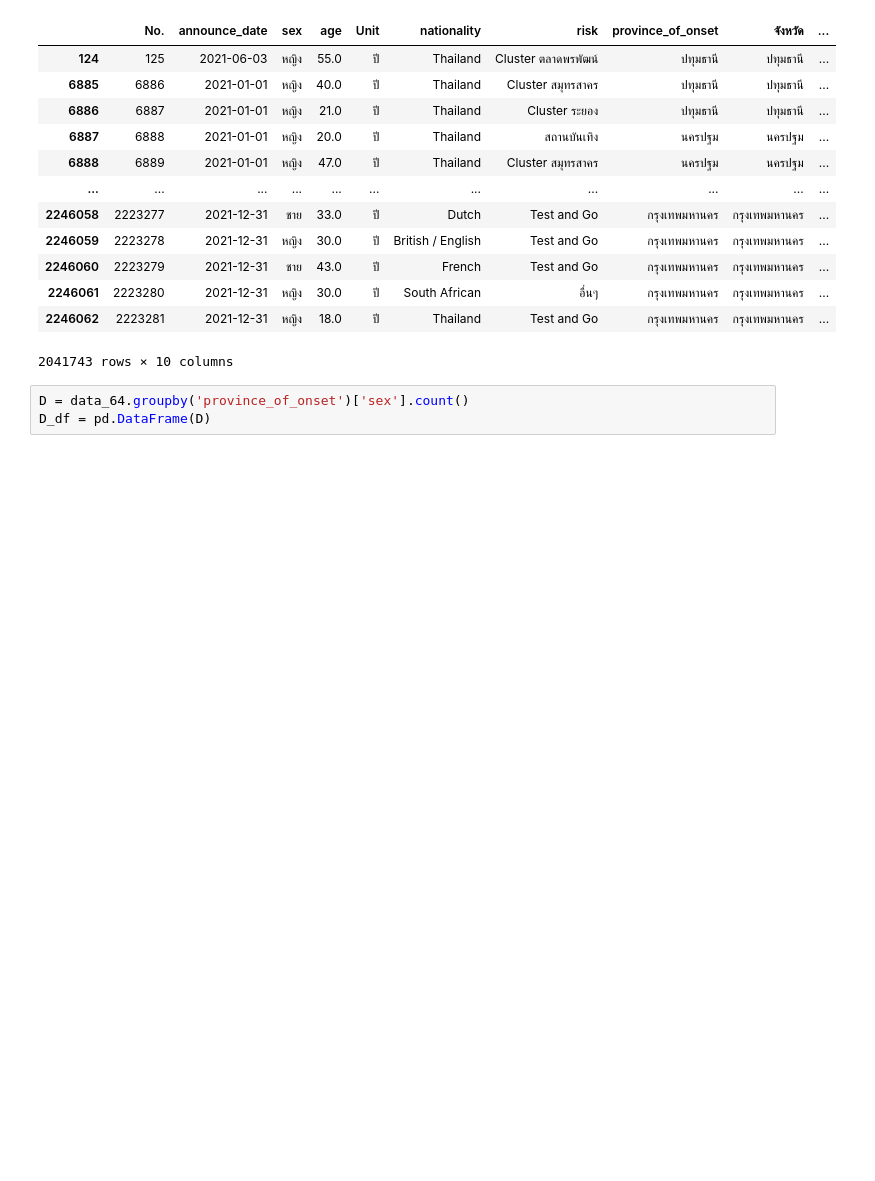
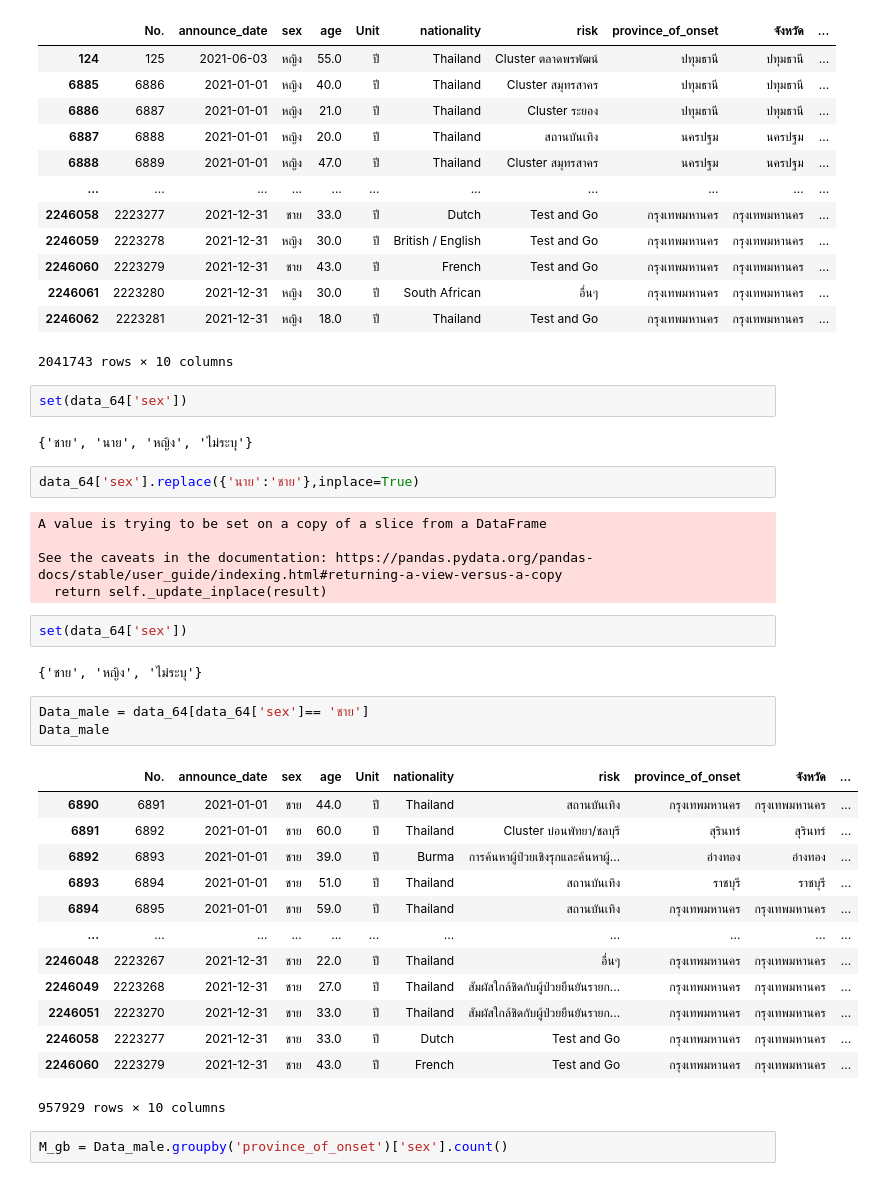
Before and after one commit to 623020514-5/DWDM21, a Jupyter notebook: Data_Viz_Project.ipynb, the cells around one changed output. Drawn from its saved outputs; the diff is of its cells as text; blank space fills up the shorter version.

```diff
--- a/Data_Viz_Project.ipynb
+++ b/Data_Viz_Project.ipynb
@@ -492,6 +492,37 @@ data_64
 | 2246061 | 2223280 | 2021-12-31 | หญิง | 30.0 | ปี | South African | อื่นๆ | กรุงเทพมหานคร | กรุงเทพมหานคร | ... |
 | 2246062 | 2223281 | 2021-12-31 | หญิง | 18.0 | ปี | Thailand | Test and Go | กรุงเทพมหานคร | กรุงเทพมหานคร | ... |
 2041743 rows × 10 columns
+# %%
+set(data_64['sex'])
+# %% [output]
+{'ชาย', 'นาย', 'หญิง', 'ไม่ระบุ'}
+# %%
+data_64['sex'].replace({'นาย':'ชาย'},inplace=True)
+# %% [output]
+A value is trying to be set on a copy of a slice from a DataFrame
+
+See the caveats in the documentation: https://pandas.pydata.org/pandas-docs/stable/user_guide/indexing.html#returning-a-view-versus-a-copy
+  return self._update_inplace(result)
+# %%
+set(data_64['sex'])
+# %% [output]
+{'ชาย', 'หญิง', 'ไม่ระบุ'}
+# %%
+Data_male = data_64[data_64['sex']== 'ชาย']
+Data_male
+# %% [output]
+|  | No. | announce_date | sex | age | Unit | nationality | risk | province_of_onset | จังหวัด | ... |
+| 6890 | 6891 | 2021-01-01 | ชาย | 44.0 | ปี | Thailand | สถานบันเทิง | กรุงเทพมหานคร | กรุงเทพมหานคร | ... |
+| 6891 | 6892 | 2021-01-01 | ชาย | 60.0 | ปี | Thailand | Cluster บ่อนพัทยา/ชลบุรี | สุรินทร์ | สุรินทร์ | ... |
+| 6892 | 6893 | 2021-01-01 | ชาย | 39.0 | ปี | Burma | การค้นหาผู้ป่วยเชิงรุกและค้นหาผู้... | อ่างทอง | อ่างทอง | ... |
+| 6893 | 6894 | 2021-01-01 | ชาย | 51.0 | ปี | Thailand | สถานบันเทิง | ราชบุรี | ราชบุรี | ... |
+| 6894 | 6895 | 2021-01-01 | ชาย | 59.0 | ปี | Thailand | สถานบันเทิง | กรุงเทพมหานคร | กรุงเทพมหานคร | ... |
+| ... | ... | ... | ... | ... | ... | ... | ... | ... | ... | ... |
+| 2246048 | 2223267 | 2021-12-31 | ชาย | 22.0 | ปี | Thailand | อื่นๆ | กรุงเทพมหานคร | กรุงเทพมหานคร | ... |
+| 2246049 | 2223268 | 2021-12-31 | ชาย | 27.0 | ปี | Thailand | สัมผัสใกล้ชิดกับผู้ป่วยยืนยันรายก... | กรุงเทพมหานคร | กรุงเทพมหานคร | ... |
+| 2246051 | 2223270 | 2021-12-31 | ชาย | 33.0 | ปี | Thailand | สัมผัสใกล้ชิดกับผู้ป่วยยืนยันรายก... | กรุงเทพมหานคร | กรุงเทพมหานคร | ... |
+| 2246058 | 2223277 | 2021-12-31 | ชาย | 33.0 | ปี | Dutch | Test and Go | กรุงเทพมหานคร | กรุงเทพมหานคร | ... |
+| 2246060 | 2223279 | 2021-12-31 | ชาย | 43.0 | ปี | French | Test and Go | กรุงเทพมหานคร | กรุงเทพมหานคร | ... |
+957929 rows × 10 columns
 # %%
-D = data_64.groupby('province_of_onset')['sex'].count()
-D_df = pd.DataFrame(D)
+M_gb = Data_male.groupby('province_of_onset')['sex'].count()
```
Also changed, not shown: parts of 5 cells of this notebook.
